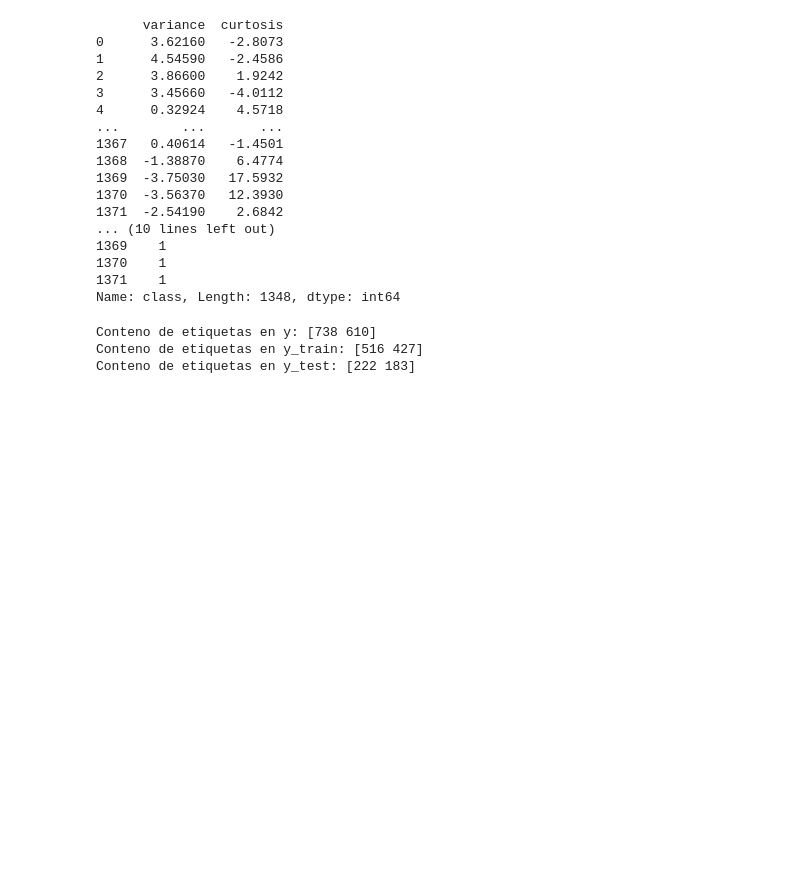
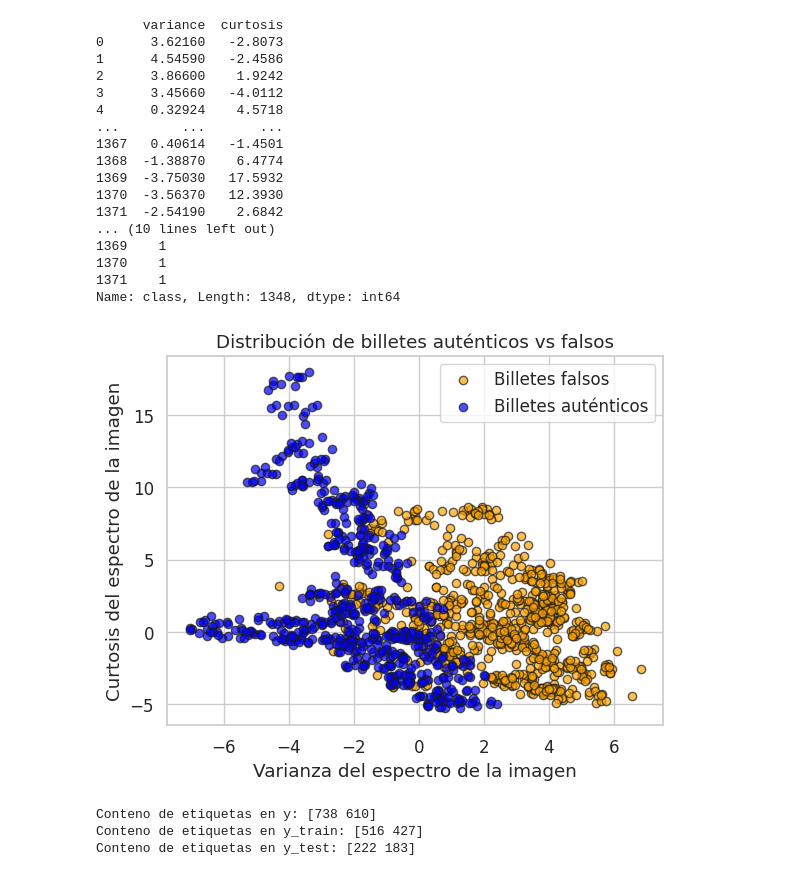
Before and after one commit to MiguelAngeloTr/Aprendizaje_Automatico, a Jupyter notebook: SEMANA_6/Tarea4/Tarea_Logistic_Regresion.ipynb, the cells around one changed output. Saved outputs shown, nothing was run; the diff lists cells and outputs as text; code cells hidden in the pictures; blank space fills up the shorter version.

```diff
--- a/SEMANA_6/Tarea4/Tarea_Logistic_Regresion.ipynb
+++ b/SEMANA_6/Tarea4/Tarea_Logistic_Regresion.ipynb
@@ -218,31 +218,35 @@ Name: class, Length: 1348, dtype: int64
 # %%
 import matplotlib.pyplot as plt
 
 def plot_class_distribution_billetes(X, y):
     """
     Visualiza la distribución de los billetes auténticos vs falsos
     usando las dos variables principales: varianza y curtosis.
     """
 
     # Convertimos X a numpy array si es un DataFrame
     if hasattr(X, 'values'):
         X = X.values
 
     # Filtramos las clases
     X_class0 = X[y == 0]   # Ejemplo: billetes falsos
     X_class1 = X[y == 1]   # Ejemplo: billetes auténticos
 
     # Graficamos las clases
     plt.scatter(X_class0[:, 0], X_class0[:, 1], label='Billetes falsos', c='orange', alpha=0.7, edgecolors='k')
     plt.scatter(X_class1[:, 0], X_class1[:, 1], label='Billetes auténticos', c='blue', alpha=0.7, edgecolors='k')
 
     # Etiquetas y título
     plt.xlabel('Varianza del espectro de la imagen')
     plt.ylabel('Curtosis del espectro de la imagen')
     plt.title('Distribución de billetes auténticos vs falsos')
     plt.legend()
     plt.grid(True)
     plt.show()
+
+plot_class_distribution_billetes(X, y)
+# %% [output]
+[figure, added]
 # %%
 from sklearn.model_selection import train_test_split
 
```
Also changed, not shown: parts of 2 cells of this notebook.
